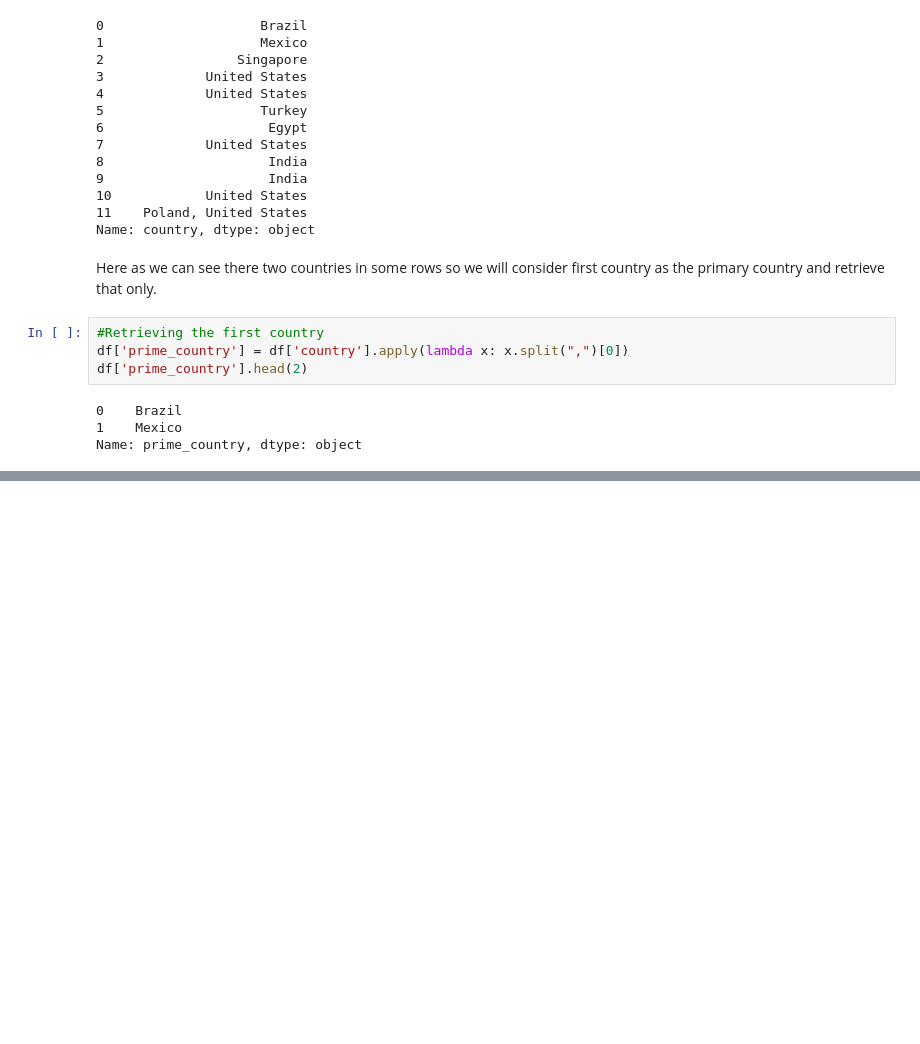
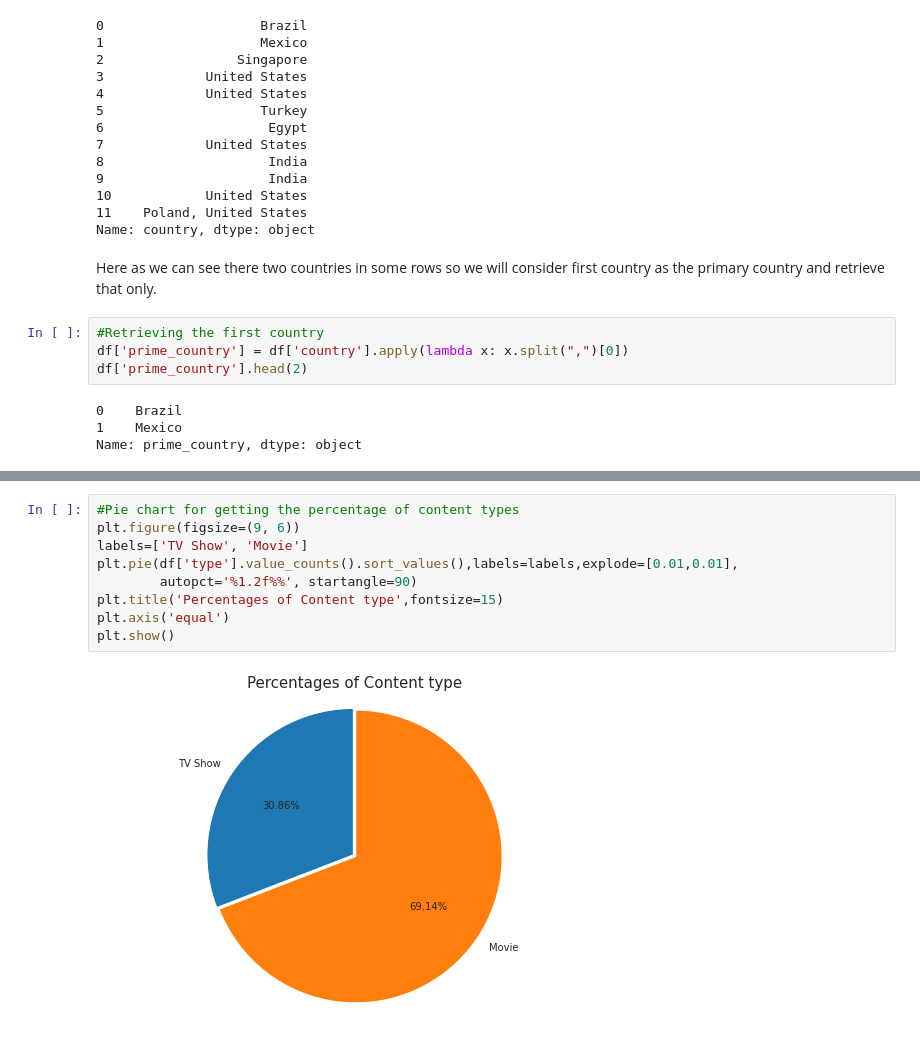
Before and after one commit to keerthibehara/Netflix_Movies_And_TV_Shows_Clustering, a Jupyter notebook: NETFLIX_MOVIES_AND_TV_SHOWS_CLUSTERING_B_Sai_Keerthi.ipynb, the cells around one changed output, grey strips where cells are left out. Cells and saved outputs as stored; diff of their text form; blank space fills up the shorter version.

```diff
--- a/NETFLIX_MOVIES_AND_TV_SHOWS_CLUSTERING_B_Sai_Keerthi.ipynb
+++ b/NETFLIX_MOVIES_AND_TV_SHOWS_CLUSTERING_B_Sai_Keerthi.ipynb
@@ -300,0 +318,11 @@ Name: prime_country, dtype: object
+# %%
+#Pie chart for getting the percentage of content types
+plt.figure(figsize=(9, 6))
+labels=['TV Show', 'Movie']
+plt.pie(df['type'].value_counts().sort_values(),labels=labels,explode=[0.01,0.01],
+        autopct='%1.2f%%', startangle=90)
+plt.title('Percentages of Content type',fontsize=15)
+plt.axis('equal')
+plt.show()
+# %% [output]
+[figure, added]
```
Also changed, not shown: parts of 20 cells of this notebook.
